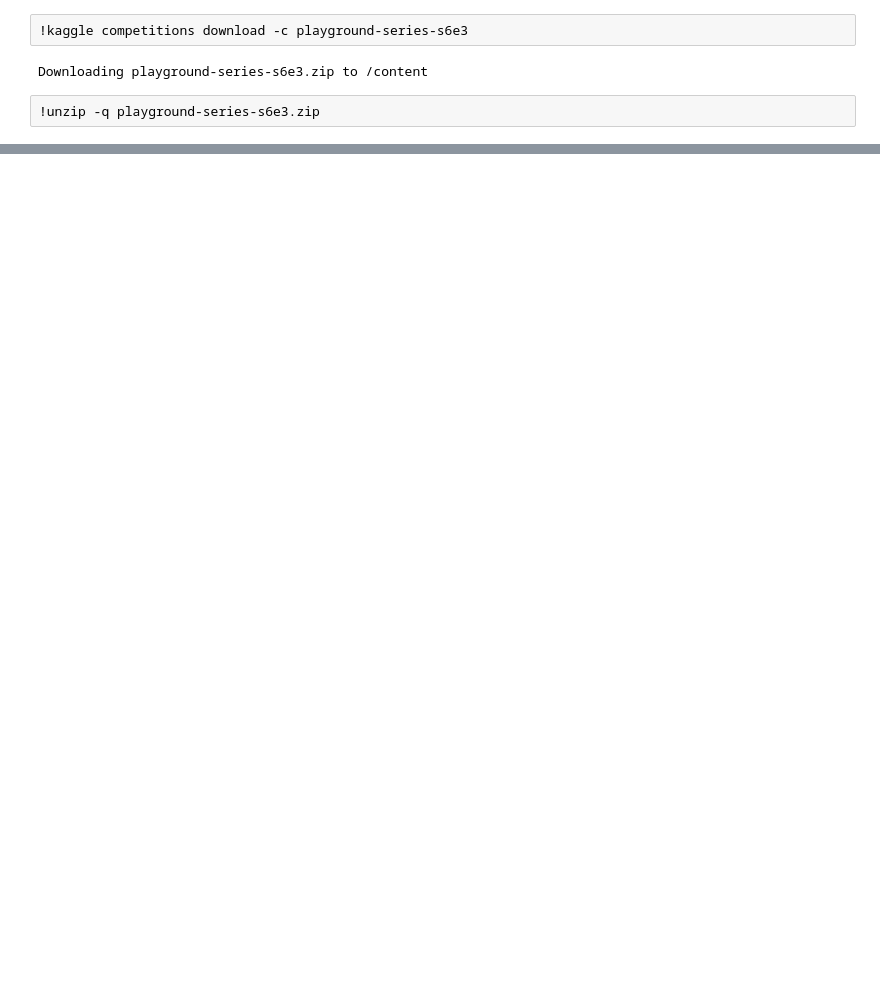
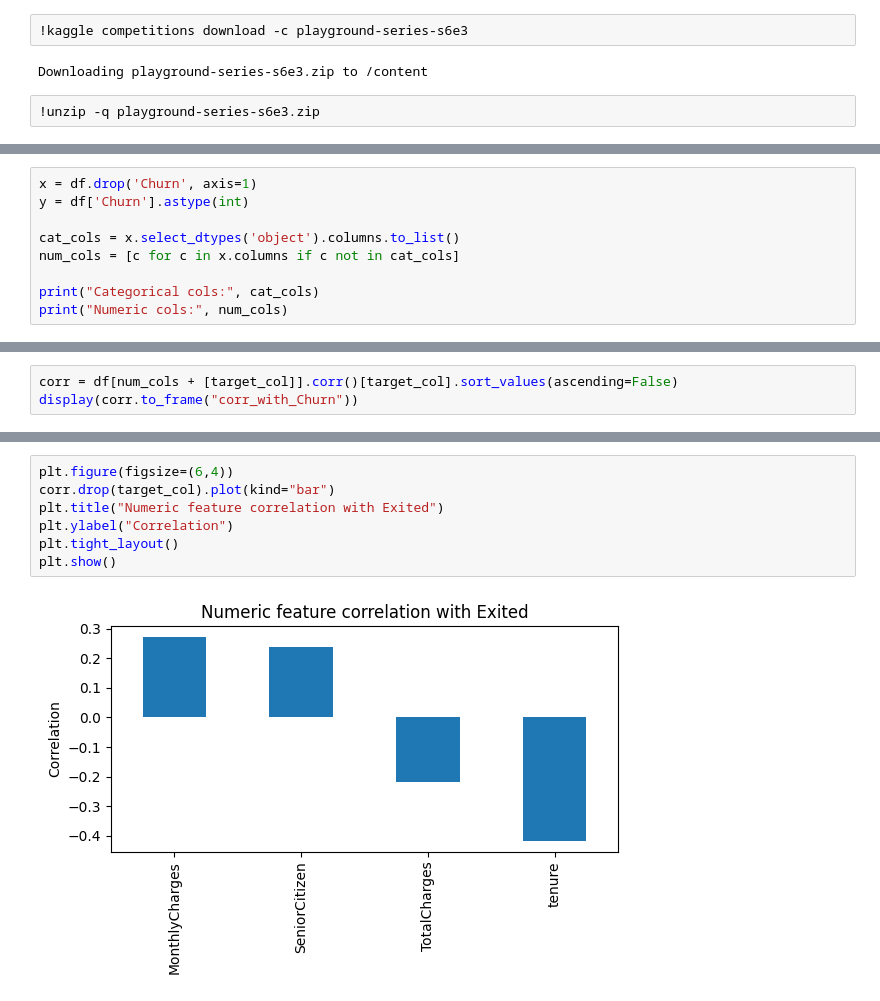
Before and after one commit to mdmohsin212/Kaggle-competitions, a Jupyter notebook: Predict Customer Churn/notebook/churn.ipynb, the cells around one changed output, grey strips where cells are left out. Drawn from its saved outputs; the diff is of its cells as text; blank space fills up the shorter version.

```diff
--- a/Predict Customer Churn/notebook/churn.ipynb
+++ b/Predict Customer Churn/notebook/churn.ipynb
@@ -70,0 +110,9 @@ df['Churn'].value_counts(normalize=True).plot(kind='bar')
+# %%
+x = df.drop('Churn', axis=1)
+y = df['Churn'].astype(int)
+
+cat_cols = x.select_dtypes('object').columns.to_list()
+num_cols = [c for c in x.columns if c not in cat_cols]
+
+print("Categorical cols:", cat_cols)
+print("Numeric cols:", num_cols)
@@ -70,0 +199,3 @@ df['Churn'].value_counts(normalize=True).plot(kind='bar')
+# %%
+corr = df[num_cols + [target_col]].corr()[target_col].sort_values(ascending=False)
+display(corr.to_frame("corr_with_Churn"))
@@ -70,0 +209,9 @@ df['Churn'].value_counts(normalize=True).plot(kind='bar')
+# %%
+plt.figure(figsize=(6,4))
+corr.drop(target_col).plot(kind="bar")
+plt.title("Numeric feature correlation with Exited")
+plt.ylabel("Correlation")
+plt.tight_layout()
+plt.show()
+# %% [output]
+[figure, added]
```
Also changed, not shown: parts of 20 cells of this notebook.
